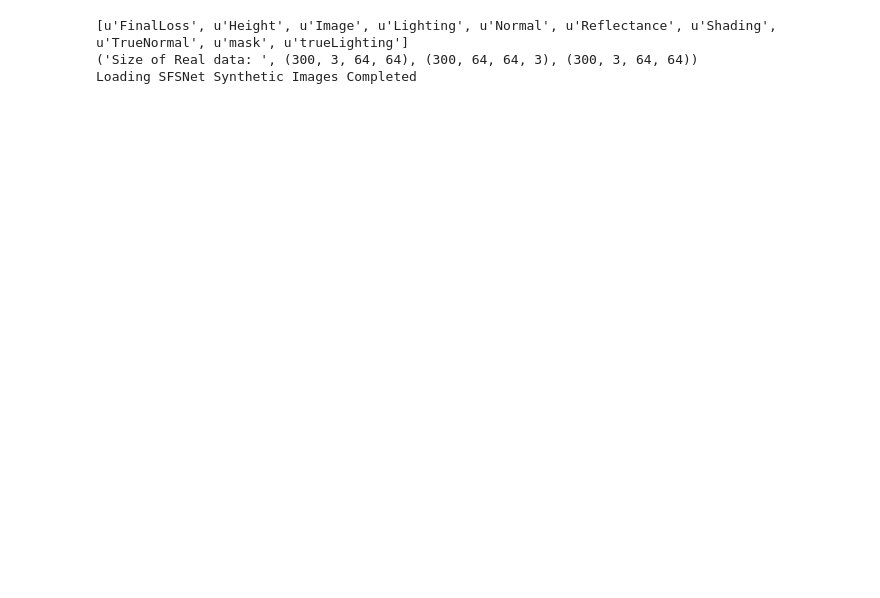
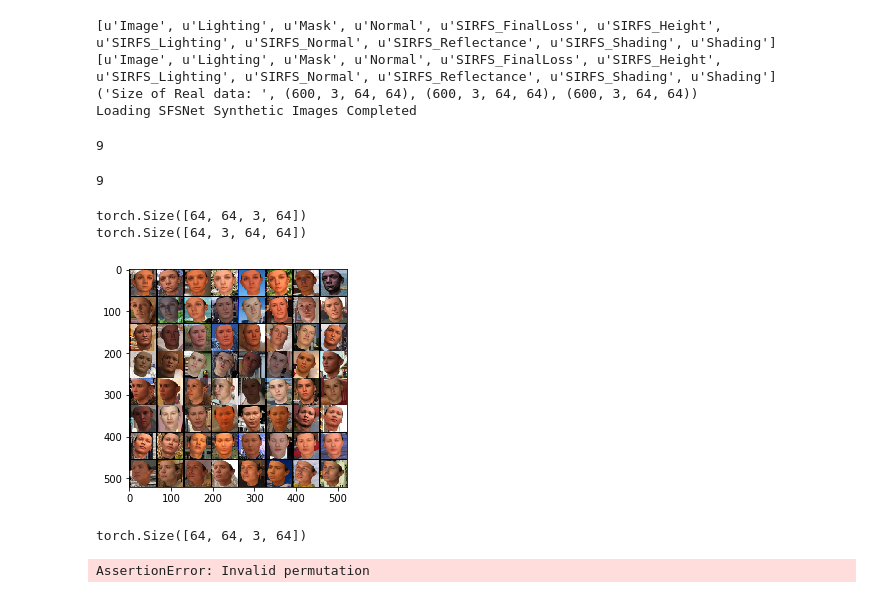
Before and after one commit to bhushan23/Light-Estimation, a Jupyter notebook: LDAN/SfSNet Verification.ipynb, the cells around one changed output. Cells and saved outputs as stored; diff of their text form; code cells hidden in the pictures; blank space fills up the shorter version.

```diff
--- a/LDAN/SfSNet Verification.ipynb
+++ b/LDAN/SfSNet Verification.ipynb
@@ -176,6 +199,16 @@ def load_SfSNet_data(path, validation = False, batch_size = 64):
 # %%
-realImage, rNormal, realSH, rShading, tNormal, mask, tSH, real_image_val, sirfs_sh_val, sirfs_normal_val, sirfs_shading_val, true_normal_val, mask_val, true_lighting_val = load_SfSNet_data('./paths/')
+# realImage, rNormal, realSH, rShading, tNormal, mask, tSH, albedo, real_image_val, sirfs_sh_val, sirfs_normal_val, sirfs_shading_val, true_normal_val, mask_val, true_lighting_val, albedo_val = load_SfSNet_data('./data/sfsNet/00/')
-# %% [output]
-[u'FinalLoss', u'Height', u'Image', u'Lighting', u'Normal', u'Reflectance', u'Shading', u'TrueNormal', u'mask', u'trueLighting']
-('Size of Real data: ', (300, 3, 64, 64), (300, 64, 64, 3), (300, 3, 64, 64))
-Loading SFSNet Synthetic Images Completed
+# %%
+import dataLoading  #~/college/CV/Thesis/Projects/lightestimation/SIRFS/synImages
+real_image, real_normal, real_sh, real_shading, mask, sirfs_shading, sirfs_normal, sirfs_sh, real_image_val, real_normal_val, real_lighting_val, real_shading_val, mask_val, sirfs_shading_val, sirfs_normal_val, sirfs_sh_val  = dataLoading.load_SfSNet_data('../data/AE/syn/', validation = True)
+# %% [output]
+[u'Image', u'Lighting', u'Mask', u'Normal', u'SIRFS_FinalLoss', u'SIRFS_Height', u'SIRFS_Lighting', u'SIRFS_Normal', u'SIRFS_Reflectance', u'SIRFS_Shading', u'Shading']
+[u'Image', u'Lighting', u'Mask', u'Normal', u'SIRFS_FinalLoss', u'SIRFS_Height', u'SIRFS_Lighting', u'SIRFS_Normal', u'SIRFS_Reflectance', u'SIRFS_Shading', u'Shading']
+('Size of Real data: ', (600, 3, 64, 64), (600, 3, 64, 64), (600, 3, 64, 64))
+Loading SFSNet Synthetic Images Completed
+# %%
+rImageIter = iter(real_image)
+# %%
+len(rImageIter)
+# %% [output]
+9
@@ -181,0 +220,23 @@ Loading SFSNet Synthetic Images Completed
+# %%
+print cnt
+# %% [output]
+9
+# %%
+albedo = next(rImageIter)
+print(albedo.shape)
+albedo = albedo.permute(0, 2, 3, 1)
+print(albedo.shape)
+show(torchvision.utils.make_grid(albedo, padding=1))
+# %% [output]
+torch.Size([64, 64, 3, 64])
+torch.Size([64, 3, 64, 64])
+[figure, added]
+# %%
+albedo = next(iter(real_shading))
+print(albedo.shape)
+albedo.permute([0, 2, 1, 3])
+print(albedo.size())
+show(torchvision.utils.make_grid(albedo, padding=1))
+# %% [output]
+torch.Size([64, 64, 3, 64])
+AssertionError: Invalid permutation
```
Also changed, not shown: parts of 34 cells of this notebook, 3 other files.
